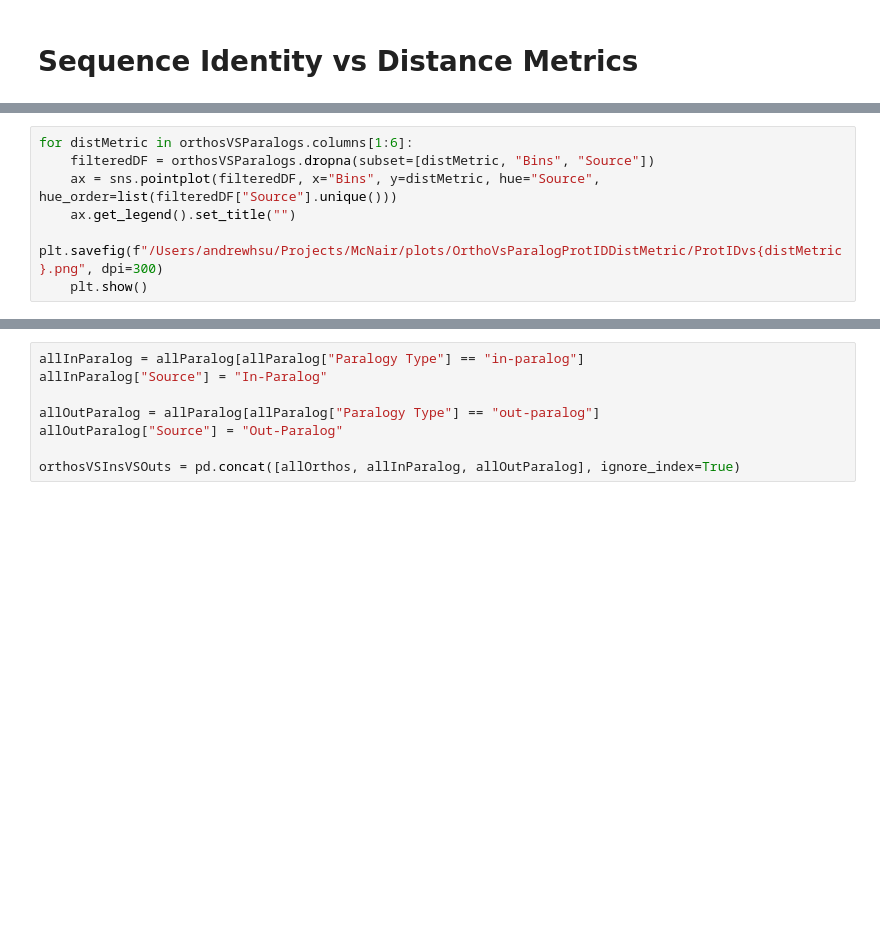
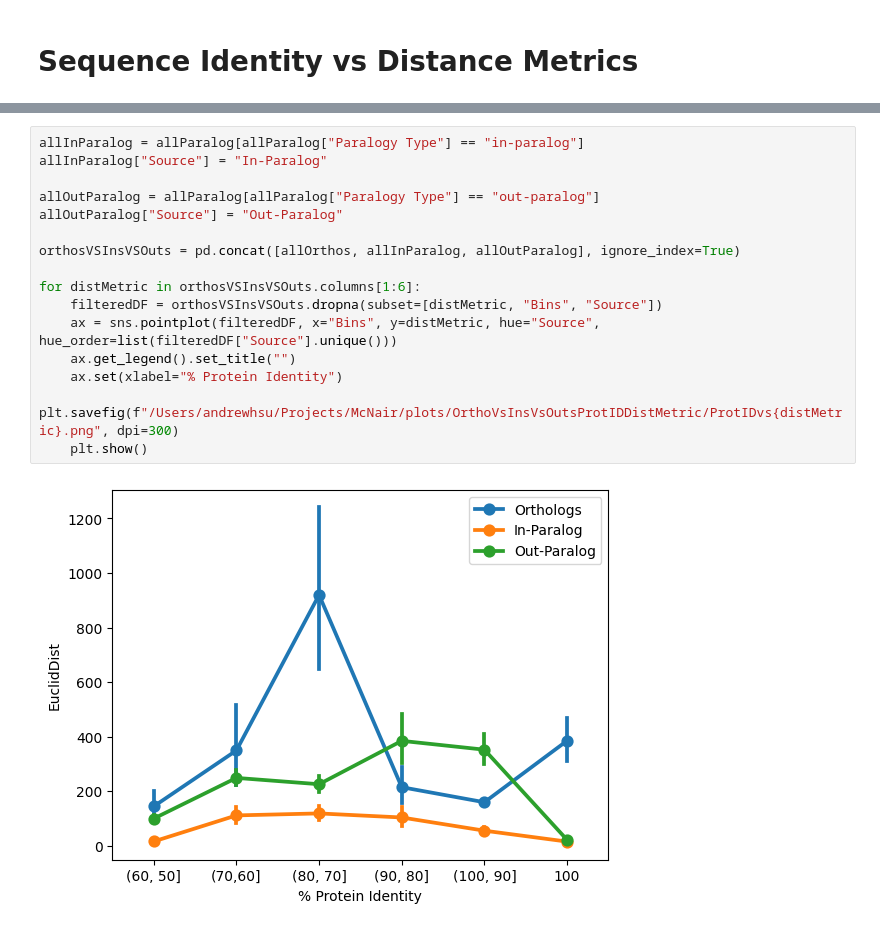
Before and after one commit to AndrewH72/Gene-Duplication, a Jupyter notebook: scripts/dataAnalysis.ipynb, the cells around one changed output, grey strips where cells are left out. Saved outputs shown, nothing was run; the diff lists cells and outputs as text; blank space fills up the shorter version.

```diff
--- a/scripts/dataAnalysis.ipynb
+++ b/scripts/dataAnalysis.ipynb
@@ -1328,7 +1332,0 @@ orthosVSParalogs = pd.concat([allOrthos, allParalog], ignore_index=True)
-# %%
-for distMetric in orthosVSParalogs.columns[1:6]:
-    filteredDF = orthosVSParalogs.dropna(subset=[distMetric, "Bins", "Source"])
-    ax = sns.pointplot(filteredDF, x="Bins", y=distMetric, hue="Source", hue_order=list(filteredDF["Source"].unique()))
-    ax.get_legend().set_title("")
-    plt.savefig(f"/Users/andrewhsu/Projects/McNair/plots/OrthoVsParalogProtIDDistMetric/ProtIDvs{distMetric}.png", dpi=300)
-    plt.show()
@@ -1341,8 +1333,18 @@ for distMetric in orthosVSParalogs.columns[1:6]:
 # %%
 allInParalog = allParalog[allParalog["Paralogy Type"] == "in-paralog"]
 allInParalog["Source"] = "In-Paralog"
 
 allOutParalog = allParalog[allParalog["Paralogy Type"] == "out-paralog"]
 allOutParalog["Source"] = "Out-Paralog"
 
 orthosVSInsVSOuts = pd.concat([allOrthos, allInParalog, allOutParalog], ignore_index=True)
+
+for distMetric in orthosVSInsVSOuts.columns[1:6]:
+    filteredDF = orthosVSInsVSOuts.dropna(subset=[distMetric, "Bins", "Source"])
+    ax = sns.pointplot(filteredDF, x="Bins", y=distMetric, hue="Source", hue_order=list(filteredDF["Source"].unique()))
+    ax.get_legend().set_title("")
+    ax.set(xlabel="% Protein Identity")
+    plt.savefig(f"/Users/andrewhsu/Projects/McNair/plots/OrthoVsInsVsOutsProtIDDistMetric/ProtIDvs{distMetric}.png", dpi=300)
+    plt.show()
+# %% [output]
+[figure, added]
```
Also changed, not shown: parts of 7 cells of this notebook, 16 other files.
